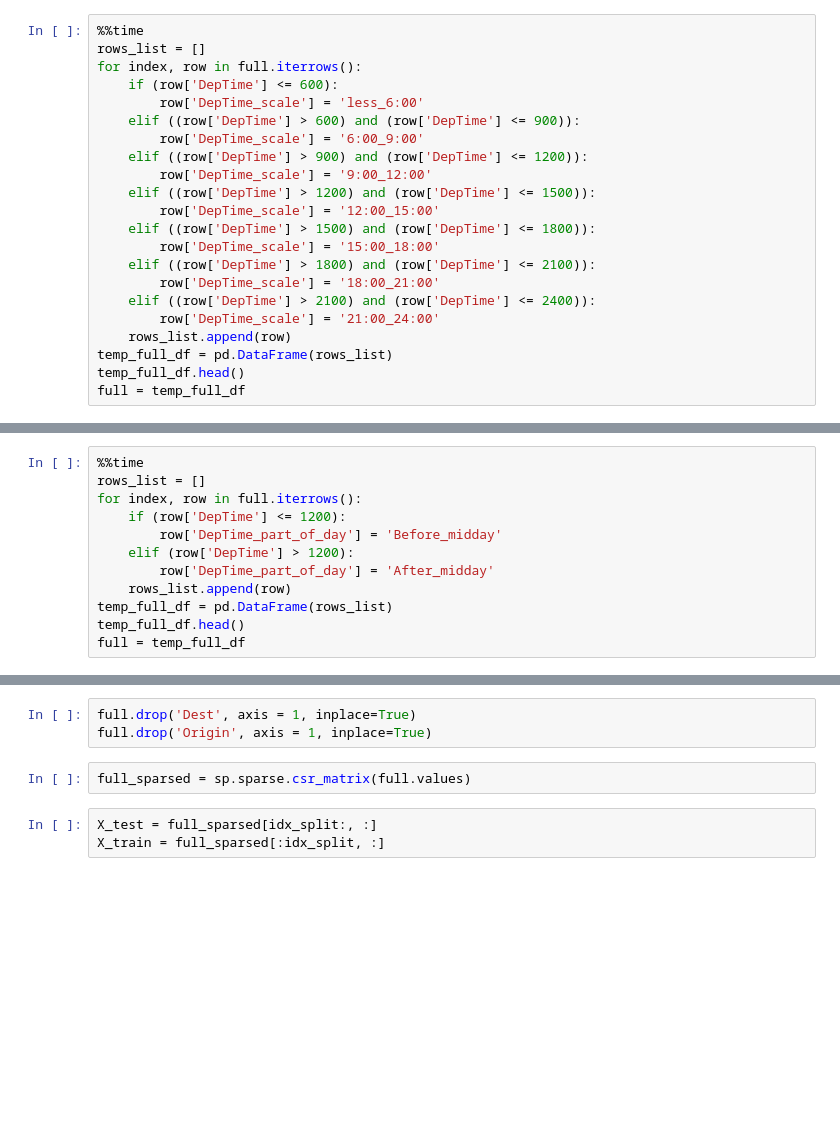
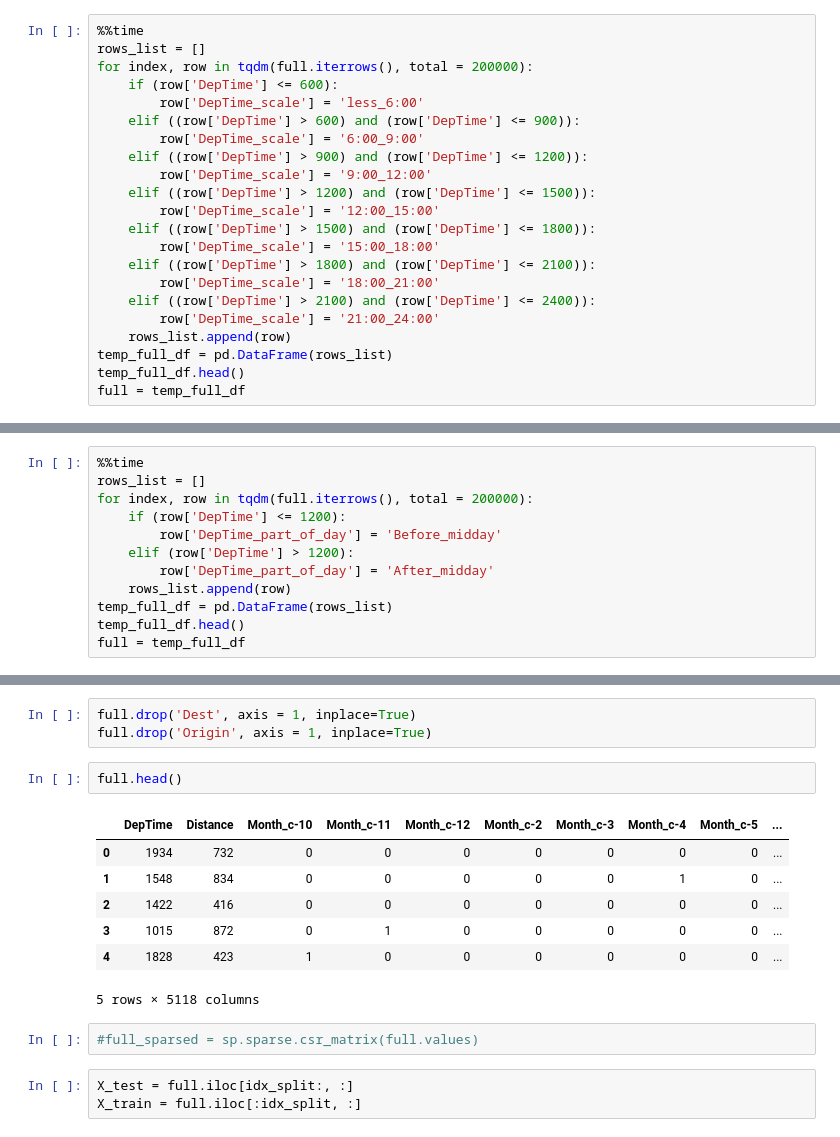
Before and after one commit to maxsaprykin/MLClass, a Jupyter notebook: hw10/hw10_session3_flight_delays_kaggle.ipynb, the cells around one changed output, grey strips where cells are left out. Drawn from its saved outputs; the diff is of its cells as text; blank space fills up the shorter version.

```diff
--- a/hw10/hw10_session3_flight_delays_kaggle.ipynb
+++ b/hw10/hw10_session3_flight_delays_kaggle.ipynb
@@ -144,7 +146,7 @@ Wall time: 1min 49s
 # %%
 %%time
 rows_list = []
-for index, row in full.iterrows():
+for index, row in tqdm(full.iterrows(), total = 200000):
     if (row['DepTime'] <= 600):
         row['DepTime_scale'] = 'less_6:00'
     elif ((row['DepTime'] > 600) and (row['DepTime'] <= 900)):
@@ -168,7 +170,7 @@ Wall time: 1min 42s
 # %%
 %%time
 rows_list = []
-for index, row in full.iterrows():
+for index, row in tqdm(full.iterrows(), total = 200000):
     if (row['DepTime'] <= 1200):
         row['DepTime_part_of_day'] = 'Before_midday'
     elif (row['DepTime'] > 1200):
@@ -249,11 +251,21 @@ Wall time: 12.1 s
 # %%
 full.drop('Dest', axis = 1, inplace=True)
 full.drop('Origin', axis = 1, inplace=True)
+# %%
+full.head()
+# %% [output]
+|  | DepTime | Distance | Month_c-10 | Month_c-11 | Month_c-12 | Month_c-2 | Month_c-3 | Month_c-4 | Month_c-5 | ... |
+| 0 | 1934 | 732 | 0 | 0 | 0 | 0 | 0 | 0 | 0 | ... |
+| 1 | 1548 | 834 | 0 | 0 | 0 | 0 | 0 | 1 | 0 | ... |
+| 2 | 1422 | 416 | 0 | 0 | 0 | 0 | 0 | 0 | 0 | ... |
+| 3 | 1015 | 872 | 0 | 1 | 0 | 0 | 0 | 0 | 0 | ... |
+| 4 | 1828 | 423 | 1 | 0 | 0 | 0 | 0 | 0 | 0 | ... |
+5 rows × 5118 columns
 # %%
-full_sparsed = sp.sparse.csr_matrix(full.values)
+#full_sparsed = sp.sparse.csr_matrix(full.values)
 # %%
-X_test = full_sparsed[idx_split:, :]
-X_train = full_sparsed[:idx_split, :]
+X_test = full.iloc[idx_split:, :]
+X_train = full.iloc[:idx_split, :]
 # %%
 X_train.shape, X_test.shape
 # %% [output]
```
Also changed, not shown: parts of 12 cells of this notebook.
